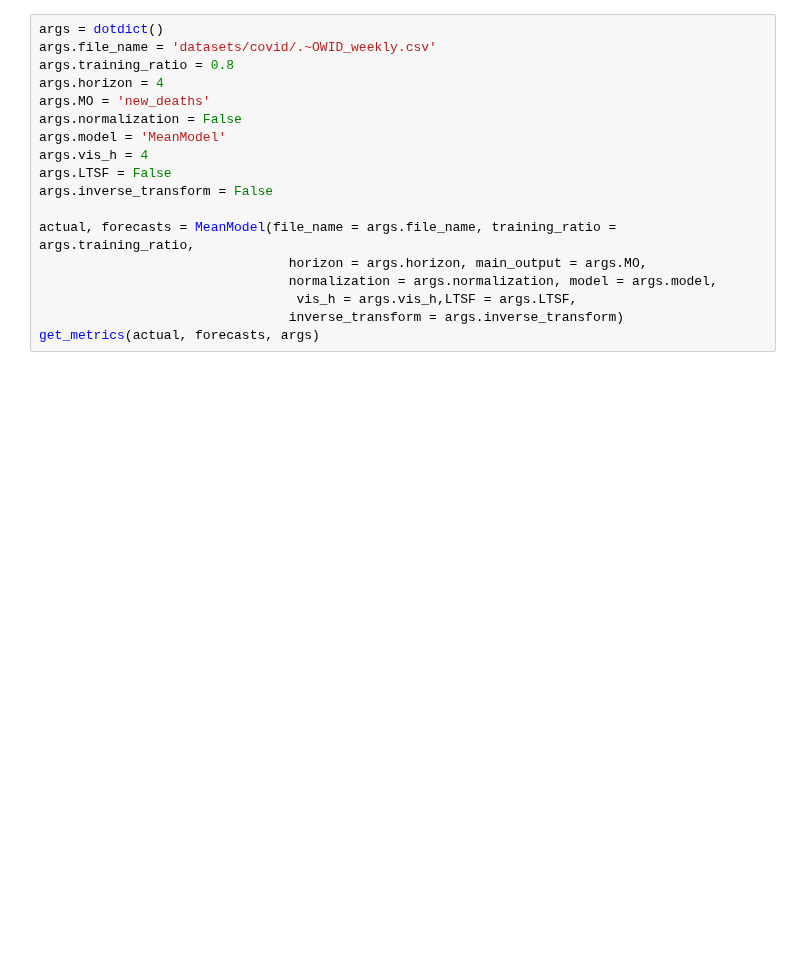
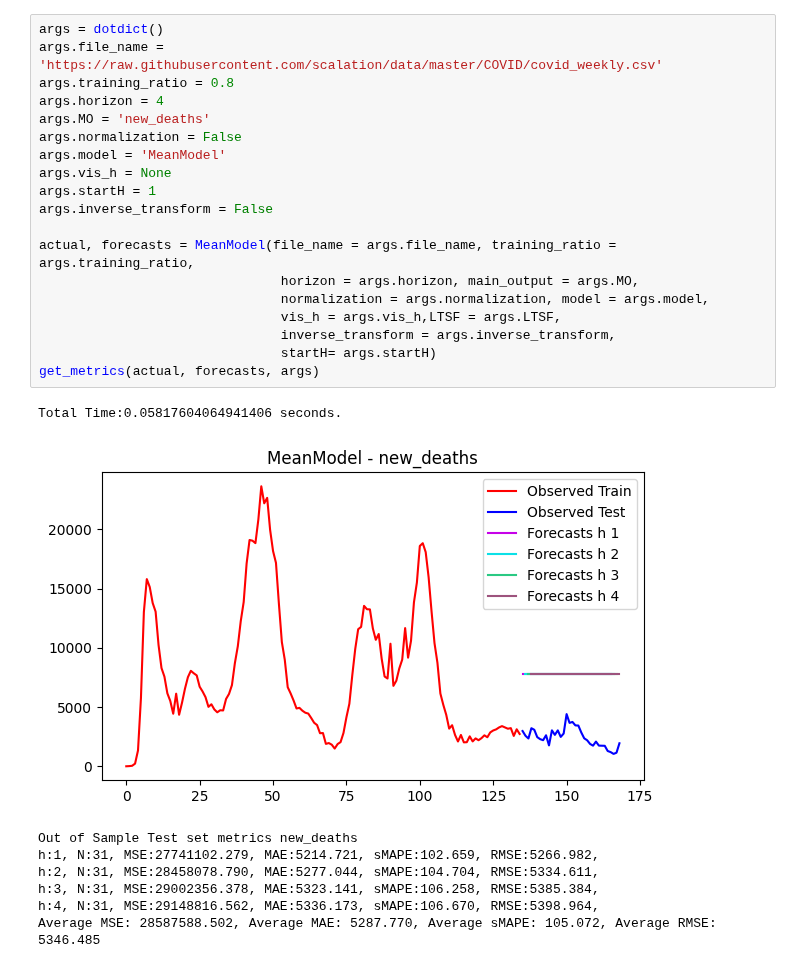
Before and after one commit to scalation/scalation_py, a Jupyter notebook: Baselines.ipynb, the cells around one changed output. Saved outputs shown, nothing was run; the diff lists cells and outputs as text; blank space fills up the shorter version.

```diff
--- a/Baselines.ipynb
+++ b/Baselines.ipynb
@@ -26,20 +46,30 @@ get_metrics(actual, forecasts, args)
 # %%
 args = dotdict()
-args.file_name = 'datasets/covid/.~OWID_weekly.csv'
+args.file_name = 'https://raw.githubusercontent.com/scalation/data/master/COVID/covid_weekly.csv'
 args.training_ratio = 0.8
 args.horizon = 4
 args.MO = 'new_deaths'
 args.normalization = False
 args.model = 'MeanModel'
-args.vis_h = 4
-args.LTSF = False
+args.vis_h = None
+args.startH = 1
 args.inverse_transform = False
 
 actual, forecasts = MeanModel(file_name = args.file_name, training_ratio = args.training_ratio,
-                                horizon = args.horizon, main_output = args.MO,
-                                normalization = args.normalization, model = args.model,
-                                 vis_h = args.vis_h,LTSF = args.LTSF,
-                                inverse_transform = args.inverse_transform)
+                               horizon = args.horizon, main_output = args.MO,
+                               normalization = args.normalization, model = args.model,
+                               vis_h = args.vis_h,LTSF = args.LTSF,
+                               inverse_transform = args.inverse_transform,
+                               startH= args.startH)
 get_metrics(actual, forecasts, args)
+# %% [output]
+Total Time:0.05817604064941406 seconds.
+[figure, added]
+Out of Sample Test set metrics new_deaths
+h:1, N:31, MSE:27741102.279, MAE:5214.721, sMAPE:102.659, RMSE:5266.982,
+h:2, N:31, MSE:28458078.790, MAE:5277.044, sMAPE:104.704, RMSE:5334.611,
+h:3, N:31, MSE:29002356.378, MAE:5323.141, sMAPE:106.258, RMSE:5385.384,
+h:4, N:31, MSE:29148816.562, MAE:5336.173, sMAPE:106.670, RMSE:5398.964,
+Average MSE: 28587588.502, Average MAE: 5287.770, Average sMAPE: 105.072, Average RMSE: 5346.485
 # %%
 args = dotdict()
```
Also changed, not shown: parts of 4 cells of this notebook, 8 other files.
